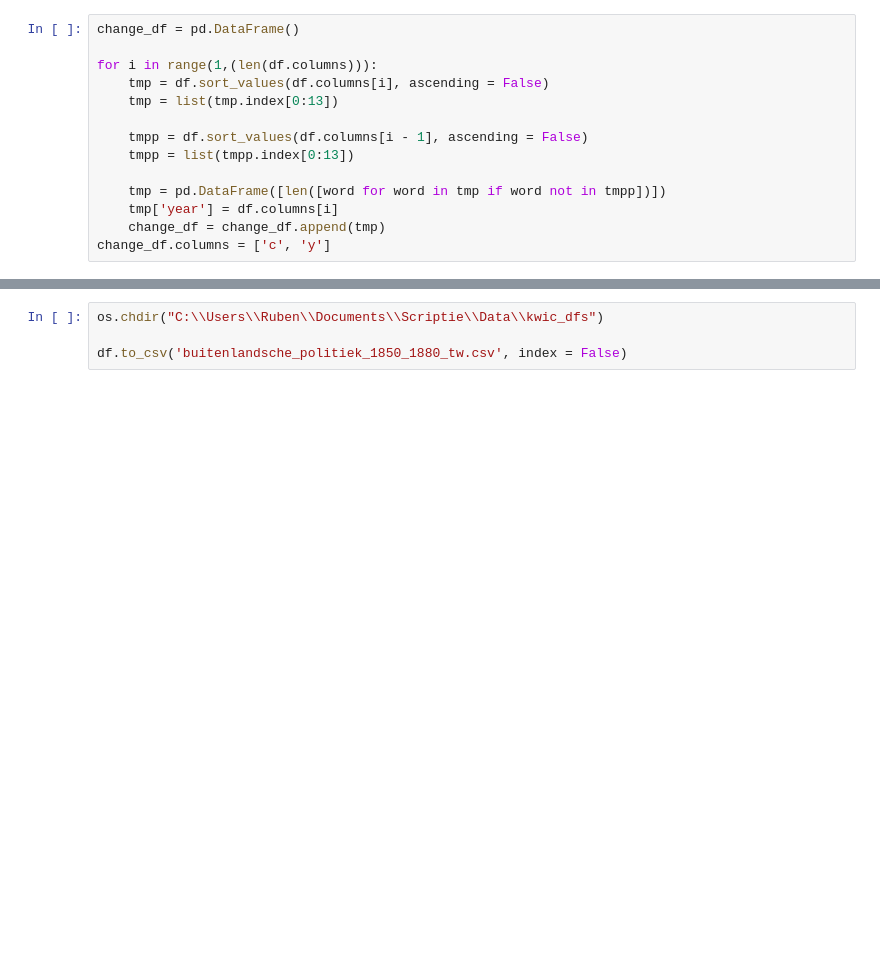
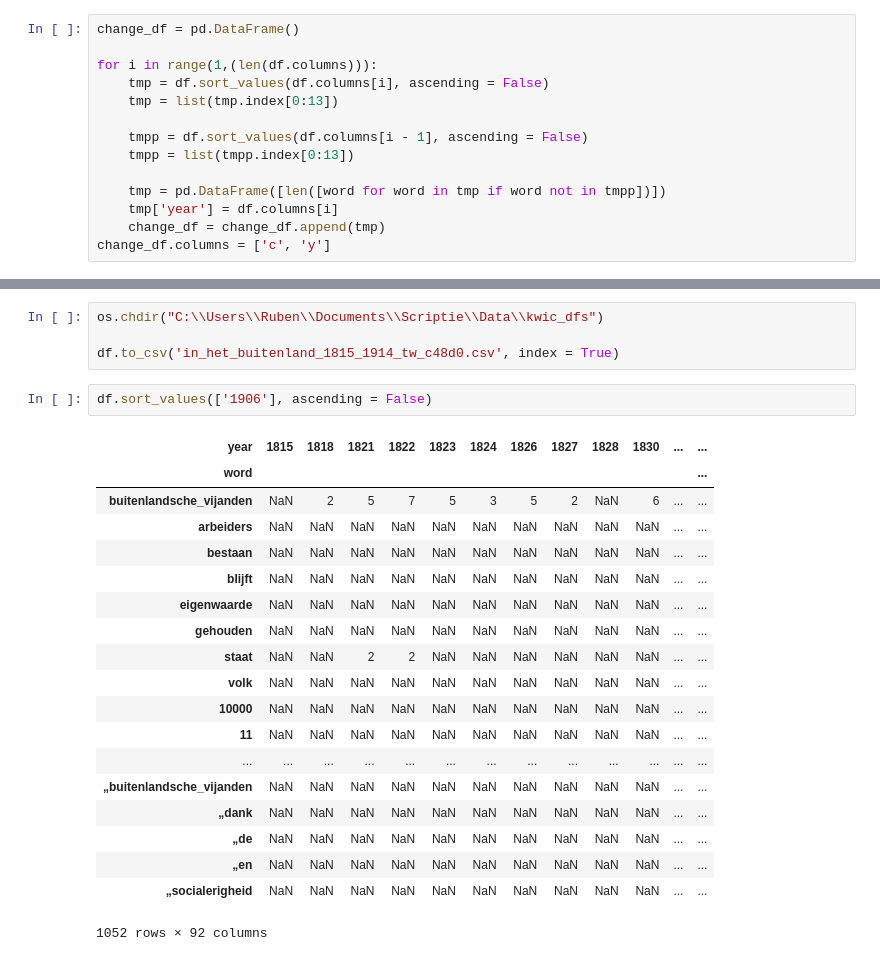
Before and after one commit to rubenros1795/thesis-the-foreign, a Jupyter notebook: SCC/SCC_extract_kwic.ipynb, the cells around one changed output, grey strips where cells are left out. Cells and saved outputs as stored; diff of their text form; blank space fills up the shorter version.

```diff
--- a/SCC/SCC_extract_kwic.ipynb
+++ b/SCC/SCC_extract_kwic.ipynb
@@ -126,4 +153,26 @@ p
 # %%
 os.chdir("C:\\Users\\Ruben\\Documents\\Scriptie\\Data\\kwic_dfs")
 
-df.to_csv('buitenlandsche_politiek_1850_1880_tw.csv', index = False)
+df.to_csv('in_het_buitenland_1815_1914_tw_c48d0.csv', index = True)
+# %%
+df.sort_values(['1906'], ascending = False)
+# %% [output]
+| year | 1815 | 1818 | 1821 | 1822 | 1823 | 1824 | 1826 | 1827 | 1828 | 1830 | ... | ... |
+| word |  |  |  |  |  |  |  |  |  |  |  | ... |
+| buitenlandsche_vijanden | NaN | 2 | 5 | 7 | 5 | 3 | 5 | 2 | NaN | 6 | ... | ... |
+| arbeiders | NaN | NaN | NaN | NaN | NaN | NaN | NaN | NaN | NaN | NaN | ... | ... |
+| bestaan | NaN | NaN | NaN | NaN | NaN | NaN | NaN | NaN | NaN | NaN | ... | ... |
+| blijft | NaN | NaN | NaN | NaN | NaN | NaN | NaN | NaN | NaN | NaN | ... | ... |
+| eigenwaarde | NaN | NaN | NaN | NaN | NaN | NaN | NaN | NaN | NaN | NaN | ... | ... |
+| gehouden | NaN | NaN | NaN | NaN | NaN | NaN | NaN | NaN | NaN | NaN | ... | ... |
+| staat | NaN | NaN | 2 | 2 | NaN | NaN | NaN | NaN | NaN | NaN | ... | ... |
+| volk | NaN | NaN | NaN | NaN | NaN | NaN | NaN | NaN | NaN | NaN | ... | ... |
+| 10000 | NaN | NaN | NaN | NaN | NaN | NaN | NaN | NaN | NaN | NaN | ... | ... |
+| 11 | NaN | NaN | NaN | NaN | NaN | NaN | NaN | NaN | NaN | NaN | ... | ... |
+| ... | ... | ... | ... | ... | ... | ... | ... | ... | ... | ... | ... | ... |
+| „buitenlandsche_vijanden | NaN | NaN | NaN | NaN | NaN | NaN | NaN | NaN | NaN | NaN | ... | ... |
+| „dank | NaN | NaN | NaN | NaN | NaN | NaN | NaN | NaN | NaN | NaN | ... | ... |
+| „de | NaN | NaN | NaN | NaN | NaN | NaN | NaN | NaN | NaN | NaN | ... | ... |
+| „en | NaN | NaN | NaN | NaN | NaN | NaN | NaN | NaN | NaN | NaN | ... | ... |
+| „socialerigheid | NaN | NaN | NaN | NaN | NaN | NaN | NaN | NaN | NaN | NaN | ... | ... |
+1052 rows × 92 columns
```
Also changed, not shown: parts of 5 cells of this notebook, 9 other files.
